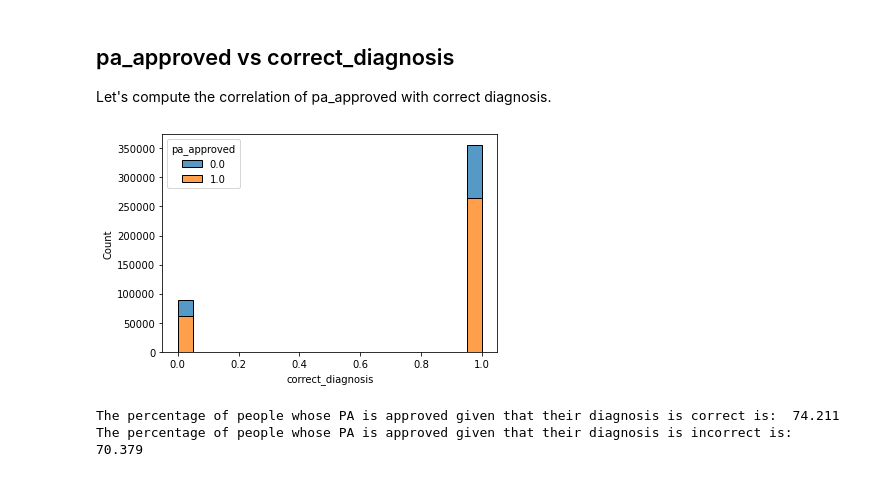
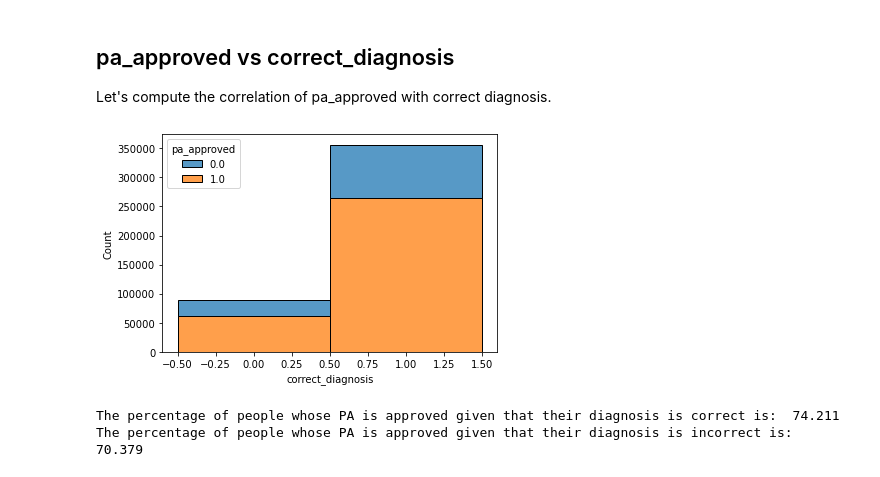
Before and after one commit to sanalsprasad/ErdosProject, a Jupyter notebook: Data_exploration.ipynb, the cells around one changed output. Saved outputs shown, nothing was run; the diff lists cells and outputs as text; code cells hidden in the pictures.

```diff
--- a/Data_exploration.ipynb
+++ b/Data_exploration.ipynb
@@ -29,10 +30,10 @@ def percentage_given(df, column1, val1, column2, val2):
     return np.round(100*intersection/total,3);
 # %%
 plt.figure()
-sns.histplot(cmm_pa_train, x='correct_diagnosis', hue = 'pa_approved',multiple = 'stack')
+sns.histplot(cmm_pa_train, x='correct_diagnosis', hue = 'pa_approved',multiple = 'stack',discrete=True)
 plt.show()
 # %% [output]
-[figure, old version]
+[figure, new version]
 # %%
 print("The percentage of people whose PA is approved given that their diagnosis is correct is: "
       , percentage_given(cmm_pa_train,'pa_approved',1,'correct_diagnosis',1))
```
Also changed, not shown: parts of 8 cells of this notebook.
